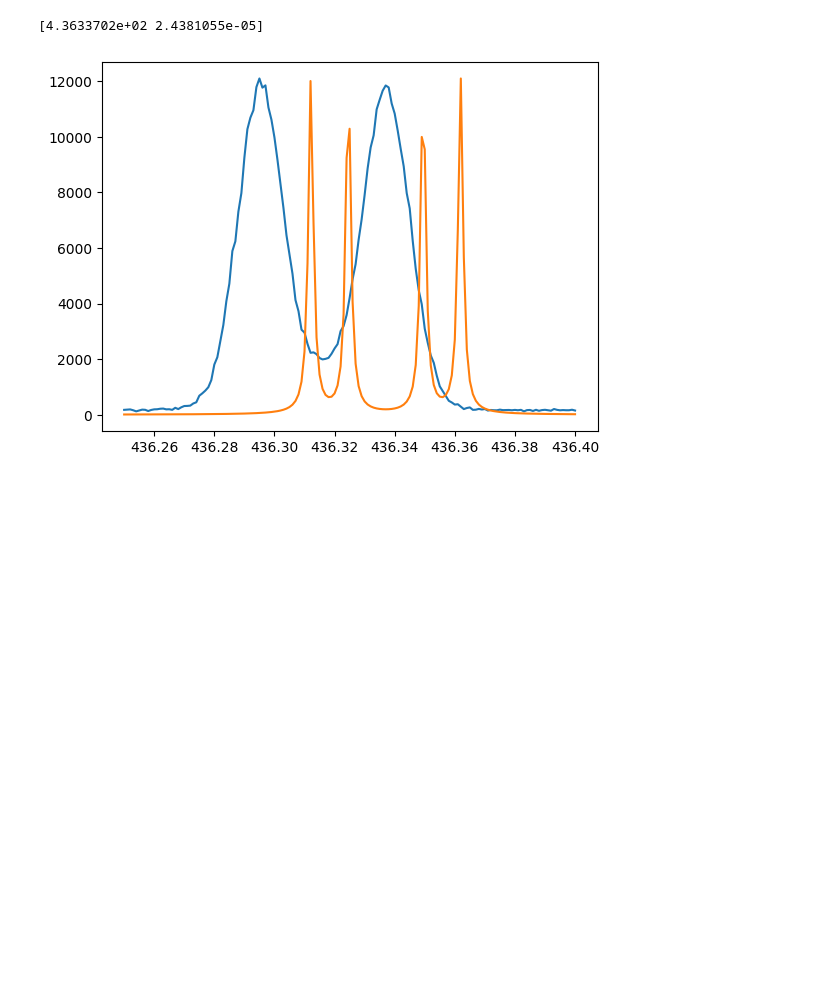
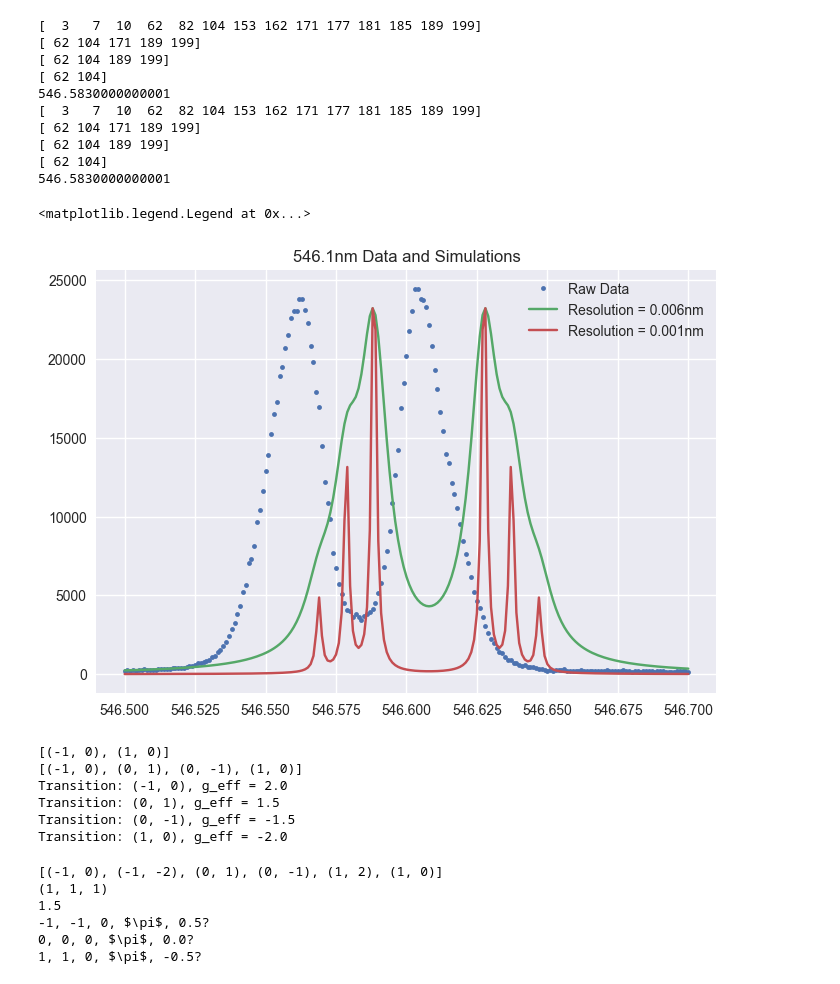
Before and after one commit to ahmedali6395/exp_modern_phys_388, a Jupyter notebook: zeeman_effect/zeeman_data_processing.ipynb, the cells around one changed output. Cells and saved outputs as stored; diff of their text form; code cells hidden in the pictures; blank space fills up the shorter version.

```diff
--- a/zeeman_effect/zeeman_data_processing.ipynb
+++ b/zeeman_effect/zeeman_data_processing.ipynb
@@ -5,6 +5,8 @@ import csv
 import pandas as pd
 import scipy as sp
 import os
+
+plt.style.use('seaborn-v0_8')
 # %%
 # relavant physical constants
 
@@ -37,6 +39,14 @@ for file in os.listdir(mercury_dir):
     mercury_data.loc[key, 'data']=[data_to_store]
 
 
+for file in os.listdir(neon_dir):
+    filename = os.fsdecode(file)
+    key = tuple(filename.replace('.tsv', '').split("_"))
+
+    data_to_store = pd.read_csv(os.path.join(neon_dir, filename), sep = '\t', names = ['wavelength', 'counts'])
+    mercury_data.loc[key, 'data']=[data_to_store]
+
+
 
 print(mercury_data.loc[('404.7nm', '024deg', '0.9T'), 'data'])
 # %% [output]
@@ -213,22 +286,73 @@ plt.plot(xrange, yrange)
 # %%
-# DEMO ON HOW TO USE THE TOOL
 
 
 # Step 1: Define your transition in terms of (J, L, S)
 three_P_two = (2,1,1)
 three_S_one = (1,0,1)
 
+
 # Step 2: Pick which data point you want to do
-high_field = mercury_data.loc[("435.8nm", "024deg", "1.4T"), 'data'][0]
+high_field = mercury_data.loc[("546.1nm", "024deg", "1.4T"), 'data'][0]
 
 # Step 3: Plot the experimental
-plt.plot(high_field["wavelength"], high_field["counts"])
+plt.plot(high_field["wavelength"], high_field["counts"], '.', label="Raw Data")
 
 
 # Step 4: Generate simulation fit from theoretical
 
-# PARAMS (experimental x, experimental y, initial state, final state, wavelength, b field, sigma/pi)
-generate_plot(high_field["wavelength"], high_field["counts"], three_S_one, three_P_one,435.8,1.4, "sigma", 0.001)
+# PARAMS (experimental x, experimental y, initial state, final state, wavelength, b field, sigma/pi, offset)
+
+plt.title("546.1nm Data and Simulations")
+x, high_res = generate_plot(high_field["wavelength"], high_field["counts"], three_S_one, three_P_two, 546.1, 1.4, "sigma", 0.006, 0.025)
+x, low_res = generate_plot(high_field["wavelength"], high_field["counts"], three_S_one, three_P_two, 546.1, 1.4, "sigma", 0.001, 0.025)
+
+plt.plot(high_field["wavelength"], high_res, label="Resolution = 0.006nm")
+plt.plot(high_field["wavelength"], low_res, label="Resolution = 0.001nm")
+
+plt.legend()
 # %% [output]
-[4.3633702e+02 2.4381055e-05]
+[  3   7  10  62  82 104 153 162 171 177 181 185 189 199]
+[ 62 104 171 189 199]
+[ 62 104 189 199]
+[ 62 104]
+546.5830000000001
+[  3   7  10  62  82 104 153 162 171 177 181 185 189 199]
+[ 62 104 171 189 199]
+[ 62 104 189 199]
+[ 62 104]
+546.5830000000001
+<matplotlib.legend.Legend at 0x...>
-[figure, old version]
+[figure, new version]
+# %%
+three_P_zero = (0, 1, 1)
+
+print(provide_allowable_transitions("sigma", three_S_one[0], three_P_zero[0]))
+
+print(provide_allowable_transitions("sigma", three_S_one[0], three_P_one[0]))
+
+for transition in provide_allowable_transitions("sigma", three_S_one[0], three_P_one[0]):
+    geff_value = g_eff(three_S_one, three_P_one, transition)
+    print(f'Transition: {transition}, g_eff = {geff_value}')
+# %% [output]
+[(-1, 0), (1, 0)]
+[(-1, 0), (0, 1), (0, -1), (1, 0)]
+Transition: (-1, 0), g_eff = 2.0
+Transition: (0, 1), g_eff = 1.5
+Transition: (0, -1), g_eff = -1.5
+Transition: (1, 0), g_eff = -2.0
+# %%
+print(provide_allowable_transitions("sigma", three_S_one[0], three_P_two[0]))
+
+print(three_P_one)
+print(g_lande(three_P_one))
+
+for transition in provide_allowable_transitions("pi", three_S_one[0], three_P_one[0]):
+    geff_value = g_eff(three_S_one, three_P_one, transition)
+    print(f'{transition[0]}, {transition[1]}, {transition[1]-transition[0]}, $\pi$, {geff_value}?')
+# %% [output]
+[(-1, 0), (-1, -2), (0, 1), (0, -1), (1, 2), (1, 0)]
+(1, 1, 1)
+1.5
+-1, -1, 0, $\pi$, 0.5?
+0, 0, 0, $\pi$, 0.0?
+1, 1, 0, $\pi$, -0.5?
```
Also changed, not shown: parts of 8 cells of this notebook, 15 other files.
